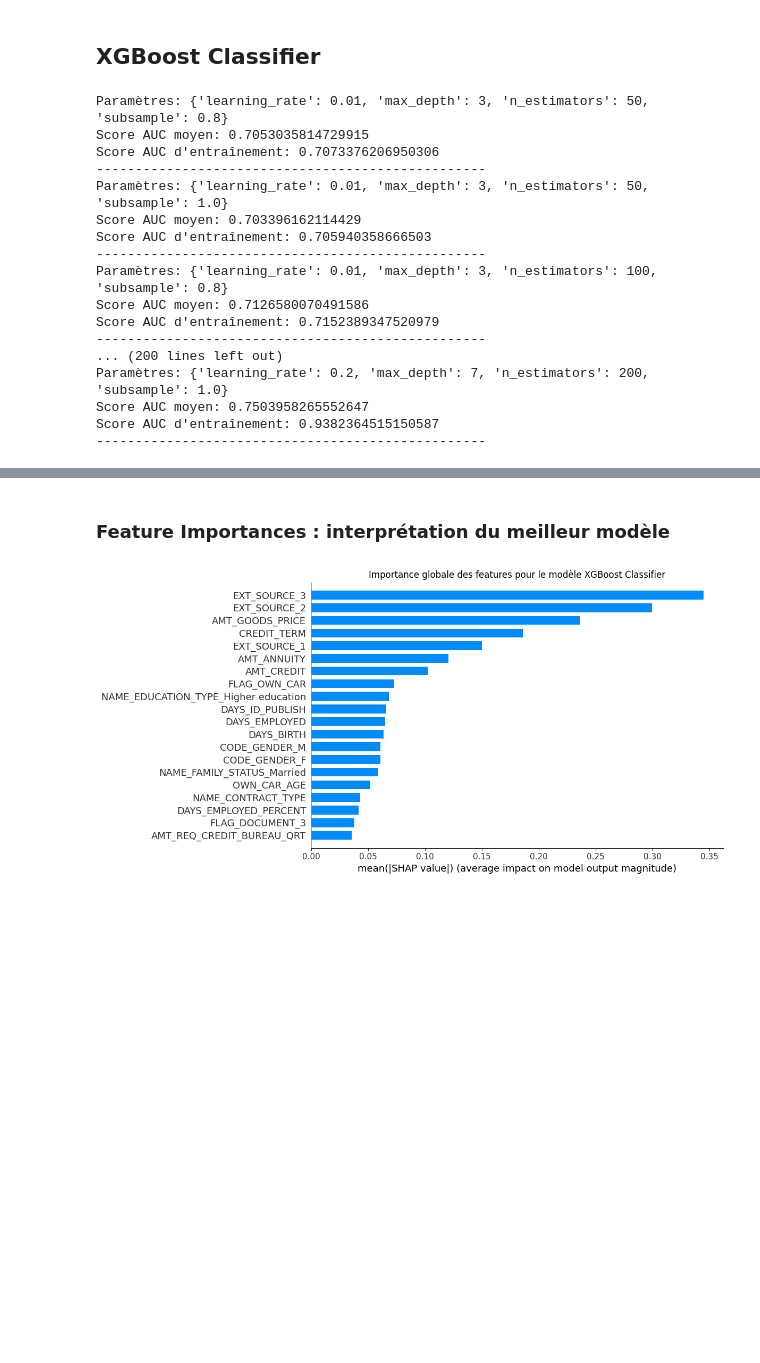
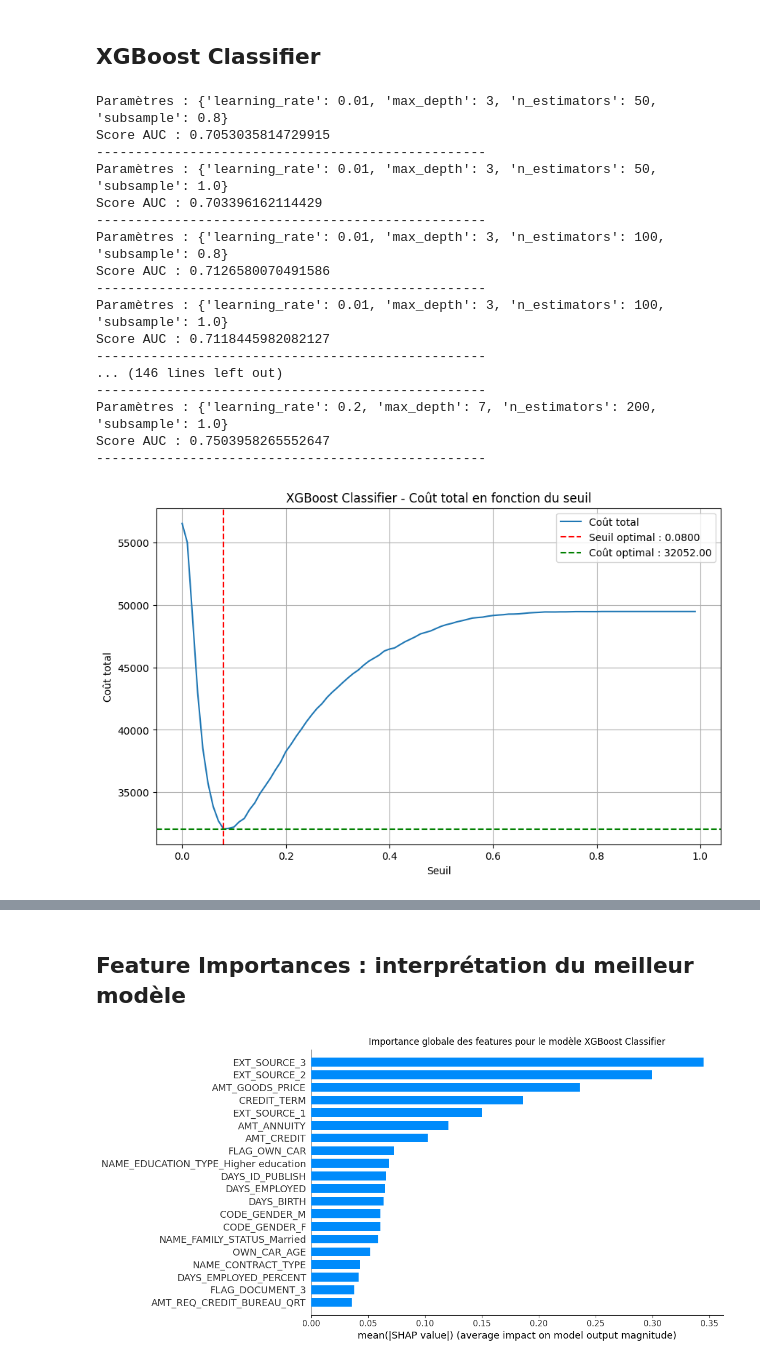
Before and after one commit to Sengsathit/OCR_data_scientist_projet_07, a Jupyter notebook: SILALAK_Sengsathit_3_dossier_code_072024/notebooks/2_models_simulations .ipynb, the cells around one changed output, grey strips where cells are left out. Drawn from its saved outputs; the diff is of its cells as text; code cells hidden in the pictures; blank space fills up the shorter version.

```diff
--- a/SILALAK_Sengsathit_3_dossier_code_072024/notebooks/2_models_simulations .ipynb
+++ b/SILALAK_Sengsathit_3_dossier_code_072024/notebooks/2_models_simulations .ipynb
@@ -94,14 +133,30 @@ def run_model_with_grid_search(
     # Afficher les résultats de GridSearch
     cv_results = grid_search.cv_results_
     for i in range(len(cv_results['params'])):
-        print(f"Paramètres: {cv_results['params'][i]}")
-        print(f"Score AUC moyen: {cv_results['mean_test_score'][i]}")
-        print(f"Score AUC d'entraînement: {cv_results['mean_train_score'][i]}")
+        print(f"Paramètres : {cv_results['params'][i]}")
+        print(f"Score AUC : {cv_results['mean_test_score'][i]}")
         print('-' * 50)
 
     # Extraire le meilleur modèle et les hyperparamètres
     best_model = grid_search.best_estimator_
     best_params = grid_search.best_params_
+
+    # Calculer le coût pondéré des faux positifs et faux négatifs
+    y_proba = best_model.predict_proba(X_test)[:, 1]
+    thresholds, costs, lowest_cost, best_threshold = calculate_costs(y_proba, y_test)
+    # Tracer le coût en fonction du seuil
+    plt.figure(figsize=(10, 6))
+    plt.plot(thresholds, costs, label='Coût total')
+    plt.axvline(best_threshold, color='red', linestyle='--', label=f'Seuil optimal : {best_threshold:.2f}')
+    plt.axhline(lowest_cost, color='green', linestyle='--', label=f'Coût optimal : {lowest_cost:.2f}')
+    plt.xlabel('Seuil')
+    plt.ylabel('Coût total')
+    plt.title(f"{experiment_name} - Coût total en fonction du seuil")
+    plt.legend()
+    plt.grid(True)
+    plt.show()
+
+    print(f"Le seuil optimal est : {best_threshold}, avec un coût minimal de : {lowest_cost:.4f}")
 
     # Session MLflow
     mlflow.set_experiment(experiment_name)
@@ -112,14 +167,13 @@ def run_model_with_grid_search(
         for param, value in best_params.items():
             mlflow.log_param(param, value)
 
-        # Calculer et loguer l'AUC pour le train et le test
-        y_pred_train_proba = best_model.predict_proba(X_train)[:, 1]
+        # Calculer et loguer l'AUC
         y_pred_test_proba = best_model.predict_proba(X_test)[:, 1]
-        auc_train = roc_auc_score(y_train, y_pred_train_proba)
-        auc_test = roc_auc_score(y_test, y_pred_test_proba)
+        auc = roc_auc_score(y_test, y_pred_test_proba)
 
-        mlflow.log_metric('auc_train', auc_train)
-        mlflow.log_metric('auc_test', auc_test)
+        mlflow.log_metric('roc_auc_score', auc)
+        mlflow.log_metric('lowest_cost', lowest_cost)
+        mlflow.log_metric('best_threshold', best_threshold)
 
         # Loguer le modèle dans MLflow
         mlflow.sklearn.log_model(
@@ -252,38 +306,39 @@ RandomForestClassifier(max_depth=10, n_estimators=200)
 # %%
 xgboost_classifier = xgb.XGBClassifier()
 
 params_xgb = {
     'n_estimators': [50, 100, 200],
     'max_depth': [3, 5, 7],
     'learning_rate': [0.01, 0.1, 0.2],
     'subsample': [0.8, 1.0]
 }
 
-best_model = run_model_with_grid_search(
+xgboost_classifier_best_model = run_model_with_grid_search(
     xgboost_classifier,
     params_xgb,
     "XGBoost Classifier",
     "xgboost_classifier",
     X_train,
     y_train,
     X_test,
     y_test
 )
 # %% [output]
-Paramètres: {'learning_rate': 0.01, 'max_depth': 3, 'n_estimators': 50, 'subsample': 0.8}
-Score AUC moyen: 0.7053035814729915
-Score AUC d'entraînement: 0.7073376206950306
+Paramètres : {'learning_rate': 0.01, 'max_depth': 3, 'n_estimators': 50, 'subsample': 0.8}
+Score AUC : 0.7053035814729915
 --------------------------------------------------
-Paramètres: {'learning_rate': 0.01, 'max_depth': 3, 'n_estimators': 50, 'subsample': 1.0}
-Score AUC moyen: 0.703396162114429
-Score AUC d'entraînement: 0.705940358666503
+Paramètres : {'learning_rate': 0.01, 'max_depth': 3, 'n_estimators': 50, 'subsample': 1.0}
+Score AUC : 0.703396162114429
 --------------------------------------------------
-Paramètres: {'learning_rate': 0.01, 'max_depth': 3, 'n_estimators': 100, 'subsample': 0.8}
-Score AUC moyen: 0.7126580070491586
-Score AUC d'entraînement: 0.7152389347520979
+Paramètres : {'learning_rate': 0.01, 'max_depth': 3, 'n_estimators': 100, 'subsample': 0.8}
+Score AUC : 0.7126580070491586
 --------------------------------------------------
-... (200 lines left out)
-Paramètres: {'learning_rate': 0.2, 'max_depth': 7, 'n_estimators': 200, 'subsample': 1.0}
-Score AUC moyen: 0.7503958265552647
-Score AUC d'entraînement: 0.9382364515150587
+Paramètres : {'learning_rate': 0.01, 'max_depth': 3, 'n_estimators': 100, 'subsample': 1.0}
+Score AUC : 0.7118445982082127
 --------------------------------------------------
+... (146 lines left out)
+--------------------------------------------------
+Paramètres : {'learning_rate': 0.2, 'max_depth': 7, 'n_estimators': 200, 'subsample': 1.0}
+Score AUC : 0.7503958265552647
+--------------------------------------------------
+[figure, added]
@@ -295,4 +351,4 @@ Created version '4' of model 'xgboost_classifier_best_model'.
 # %% [markdown]
-### Feature Importances : interprétation du meilleur modèle
+## Feature Importances : interprétation du meilleur modèle
 # %%
 # Créer un explainer en fonction du modèle
```
Also changed, not shown: parts of 8 cells of this notebook, 5 other files.
